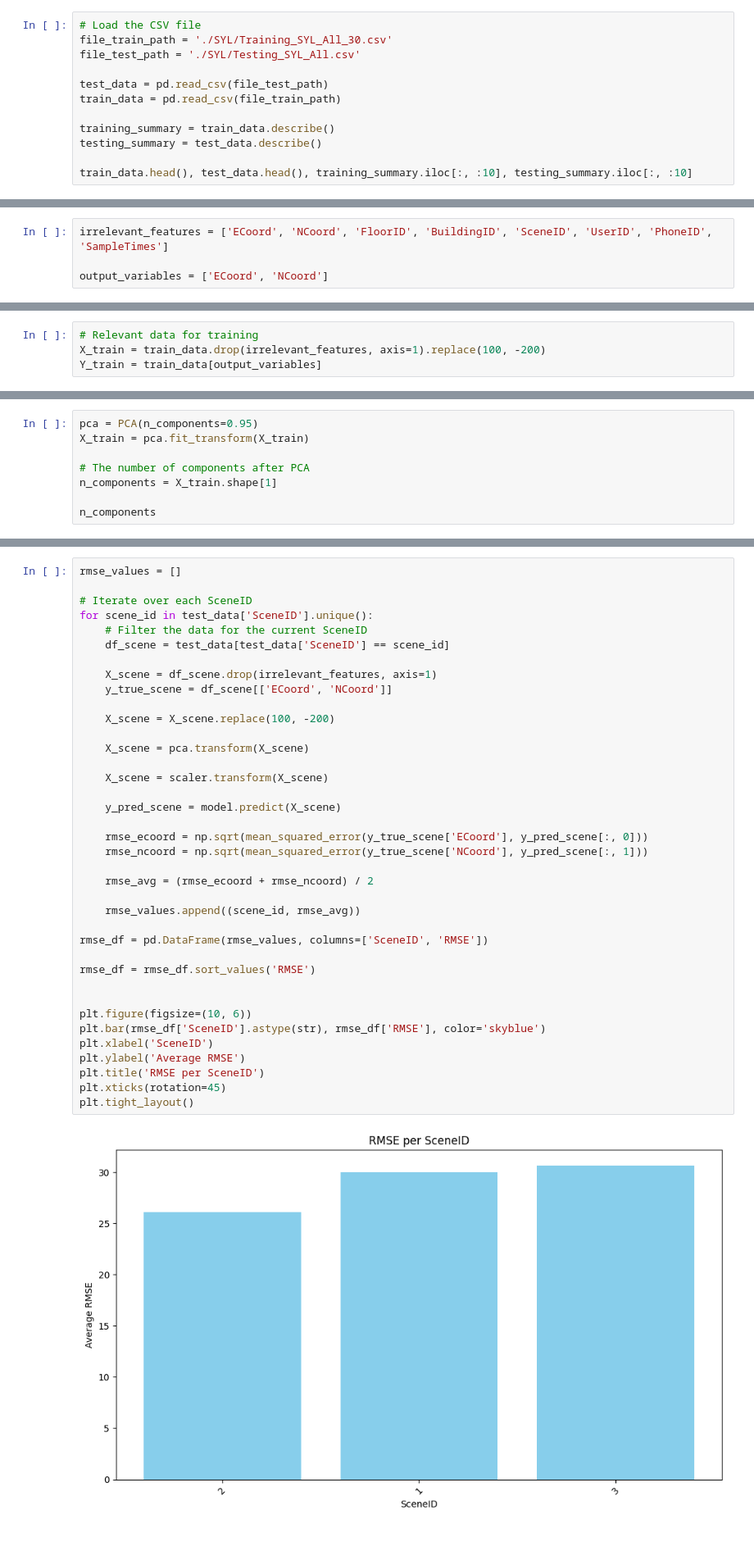
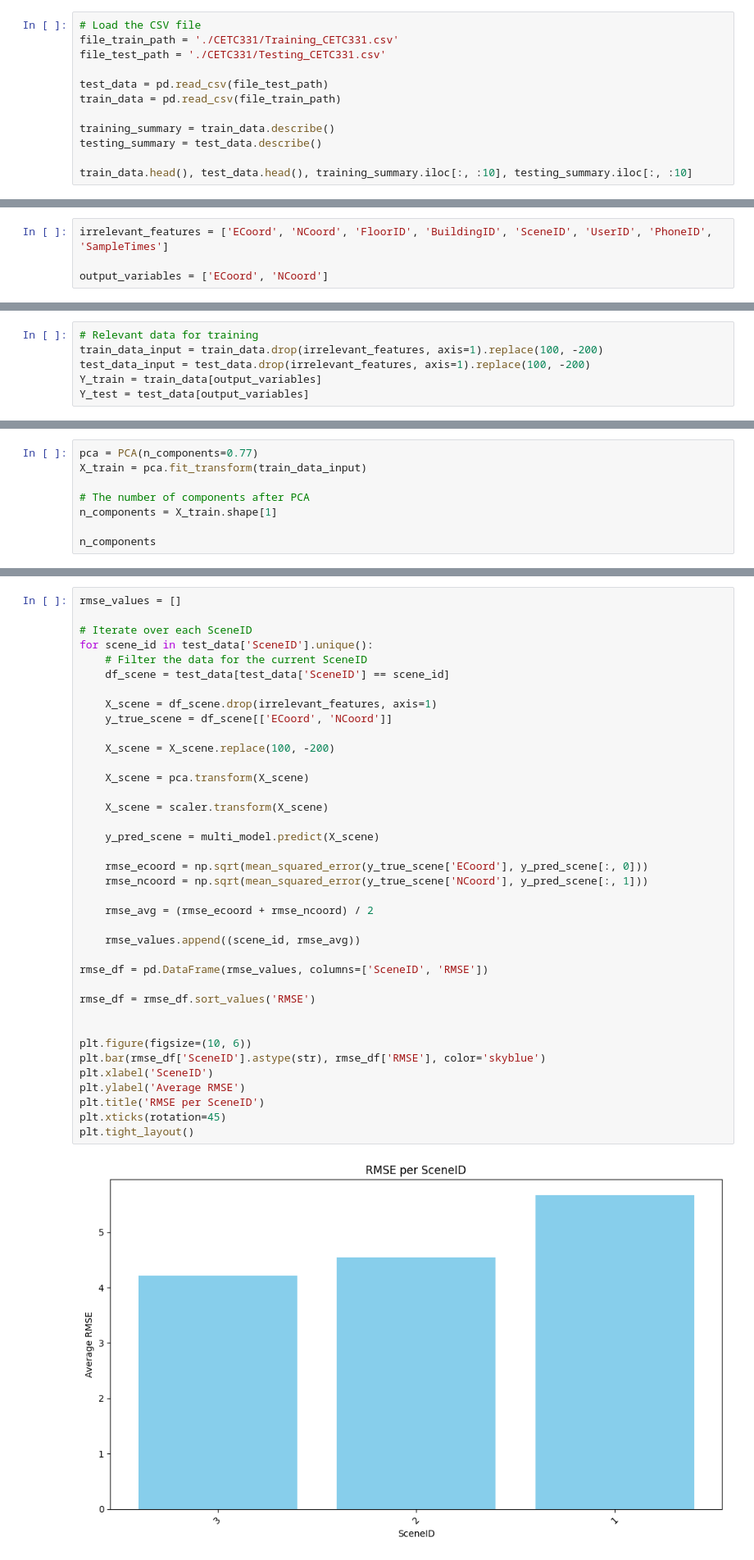
Before and after one commit to dalGob/Localization-of-nodes-SOD-Indoor, a Jupyter notebook: multivariate_regression.ipynb, the cells around one changed output, grey strips where cells are left out. Shown at 82% size. Saved outputs shown, nothing was run; the diff lists cells and outputs as text.

```diff
--- a/multivariate_regression.ipynb
+++ b/multivariate_regression.ipynb
@@ -13,8 +13,8 @@ from sklearn.model_selection import cross_val_score, train_test_split
 import scipy.stats as stats
 # %%
 # Load the CSV file
-file_train_path = './SYL/Training_SYL_All_30.csv'
-file_test_path = './SYL/Testing_SYL_All.csv'
+file_train_path = './CETC331/Training_CETC331.csv'
+file_test_path = './CETC331/Testing_CETC331.csv'
 
 test_data = pd.read_csv(file_test_path)
 train_data = pd.read_csv(file_train_path)
@@ -64,4 +64,6 @@ plt.show()
 # %%
 # Relevant data for training
-X_train = train_data.drop(irrelevant_features, axis=1).replace(100, -200)
+train_data_input = train_data.drop(irrelevant_features, axis=1).replace(100, -200)
+test_data_input = test_data.drop(irrelevant_features, axis=1).replace(100, -200)
 Y_train = train_data[output_variables]
+Y_test = test_data[output_variables]
@@ -68,6 +90,6 @@ Y_train = train_data[output_variables]
 # %%
-pca = PCA(n_components=0.95)
-X_train = pca.fit_transform(X_train)
+pca = PCA(n_components=0.77)
+X_train = pca.fit_transform(train_data_input)
 
 # The number of components after PCA
 n_components = X_train.shape[1]
@@ -144,35 +192,35 @@ for scene_id in test_data['SceneID'].unique():
     X_scene = df_scene.drop(irrelevant_features, axis=1)
     y_true_scene = df_scene[['ECoord', 'NCoord']]
 
     X_scene = X_scene.replace(100, -200)
 
     X_scene = pca.transform(X_scene)
 
     X_scene = scaler.transform(X_scene)
 
-    y_pred_scene = model.predict(X_scene)
+    y_pred_scene = multi_model.predict(X_scene)
 
     rmse_ecoord = np.sqrt(mean_squared_error(y_true_scene['ECoord'], y_pred_scene[:, 0]))
     rmse_ncoord = np.sqrt(mean_squared_error(y_true_scene['NCoord'], y_pred_scene[:, 1]))
 
     rmse_avg = (rmse_ecoord + rmse_ncoord) / 2
 
     rmse_values.append((scene_id, rmse_avg))
 
 rmse_df = pd.DataFrame(rmse_values, columns=['SceneID', 'RMSE'])
 
 rmse_df = rmse_df.sort_values('RMSE')
 
 
 plt.figure(figsize=(10, 6))
 plt.bar(rmse_df['SceneID'].astype(str), rmse_df['RMSE'], color='skyblue')
 plt.xlabel('SceneID')
 plt.ylabel('Average RMSE')
 plt.title('RMSE per SceneID')
 plt.xticks(rotation=45)
 plt.tight_layout()
 # %% [output]
-[figure, old version]
+[figure, new version]
 # %% [markdown]
 It is necessary to check if all the assumptions for applying linear regression are met. So I define functions to check for homoscedacity and normality.
 # %%
```
Also changed, not shown: parts of 16 cells of this notebook.
